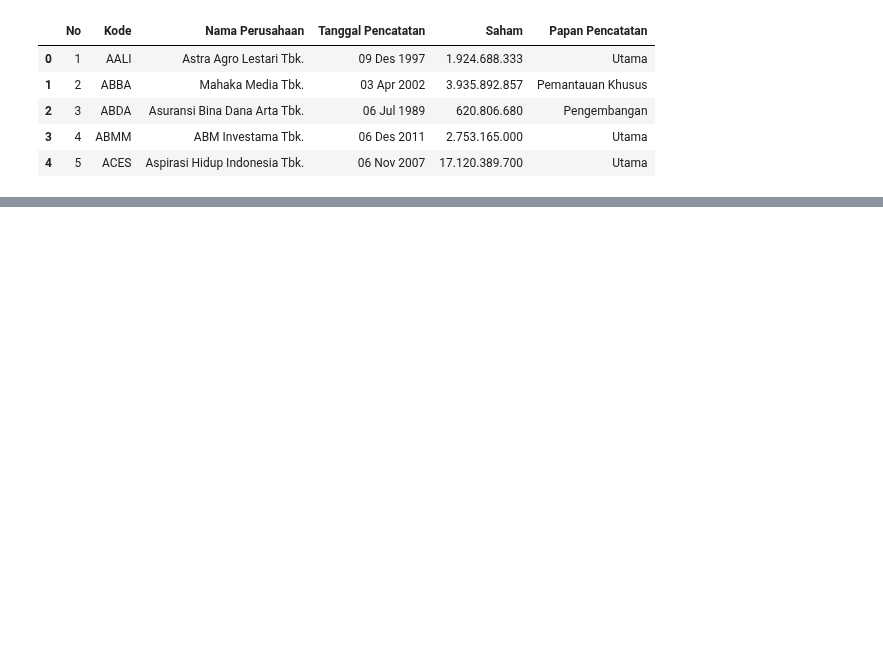
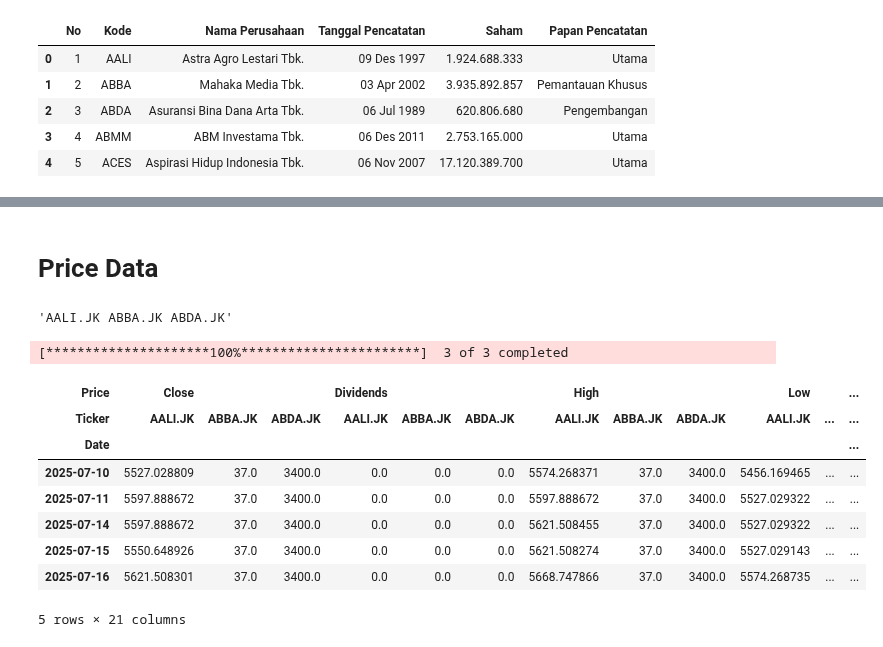
Before and after one commit to Zakihran13/indonesia-stock-pipeline, a Jupyter notebook: src/extract/yfinance.ipynb, the cells around one changed output, grey strips where cells are left out. Saved outputs shown, nothing was run; the diff lists cells and outputs as text; code cells hidden in the pictures; blank space fills up the shorter version.

```diff
--- a/src/extract/yfinance.ipynb
+++ b/src/extract/yfinance.ipynb
@@ -18,0 +235,24 @@ all_tickers.to_json(r"C:\Users\zakis\OneDrive\Desktop\indonesia-stock-pipeline\d
+# %% [markdown]
+# Price Data
+# %%
+sample_stockss = " ".join(all_tickers["Kode Jakarta"].tolist()[:3])
+sample_stockss
+# %% [output]
+'AALI.JK ABBA.JK ABDA.JK'
+# %%
+yfinance = yf.Tickers(sample_stockss)
+price_data = yfinance.history(period="1y")
+# %% [output]
+[*********************100%***********************]  3 of 3 completed
+# %%
+price_data.head()
+# %% [output]
+| Price | Close |  |  | Dividends |  |  | High |  |  | Low |  | ... |
+| Ticker | AALI.JK | ABBA.JK | ABDA.JK | AALI.JK | ABBA.JK | ABDA.JK | AALI.JK | ABBA.JK | ABDA.JK | AALI.JK | ... | ... |
+| Date |  |  |  |  |  |  |  |  |  |  |  | ... |
+| 2025-07-10 | 5527.028809 | 37.0 | 3400.0 | 0.0 | 0.0 | 0.0 | 5574.268371 | 37.0 | 3400.0 | 5456.169465 | ... | ... |
+| 2025-07-11 | 5597.888672 | 37.0 | 3400.0 | 0.0 | 0.0 | 0.0 | 5597.888672 | 37.0 | 3400.0 | 5527.029322 | ... | ... |
+| 2025-07-14 | 5597.888672 | 37.0 | 3400.0 | 0.0 | 0.0 | 0.0 | 5621.508455 | 37.0 | 3400.0 | 5527.029322 | ... | ... |
+| 2025-07-15 | 5550.648926 | 37.0 | 3400.0 | 0.0 | 0.0 | 0.0 | 5621.508274 | 37.0 | 3400.0 | 5527.029143 | ... | ... |
+| 2025-07-16 | 5621.508301 | 37.0 | 3400.0 | 0.0 | 0.0 | 0.0 | 5668.747866 | 37.0 | 3400.0 | 5574.268735 | ... | ... |
+5 rows × 21 columns
```
Also changed, not shown: parts of 23 cells of this notebook, 13 other files.
